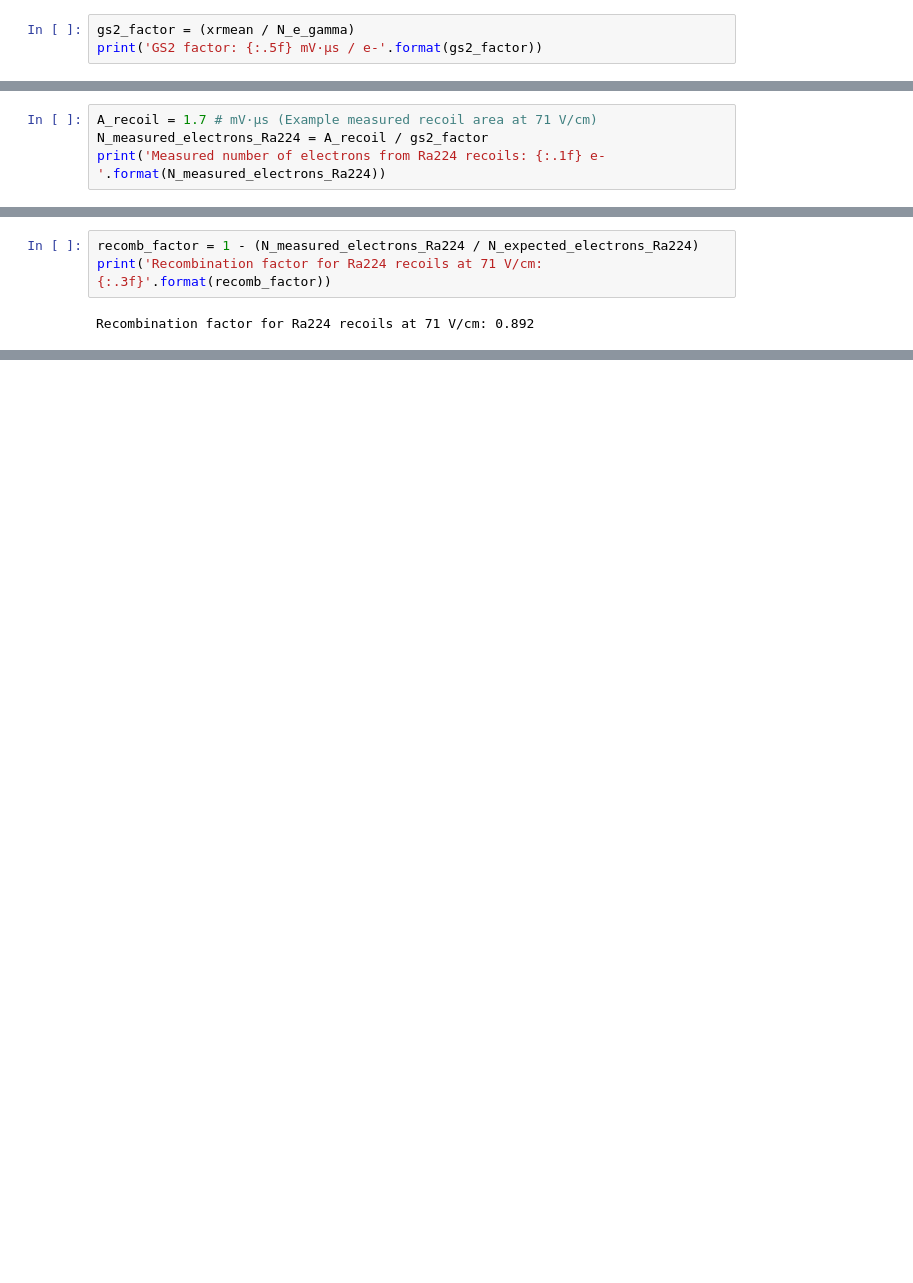
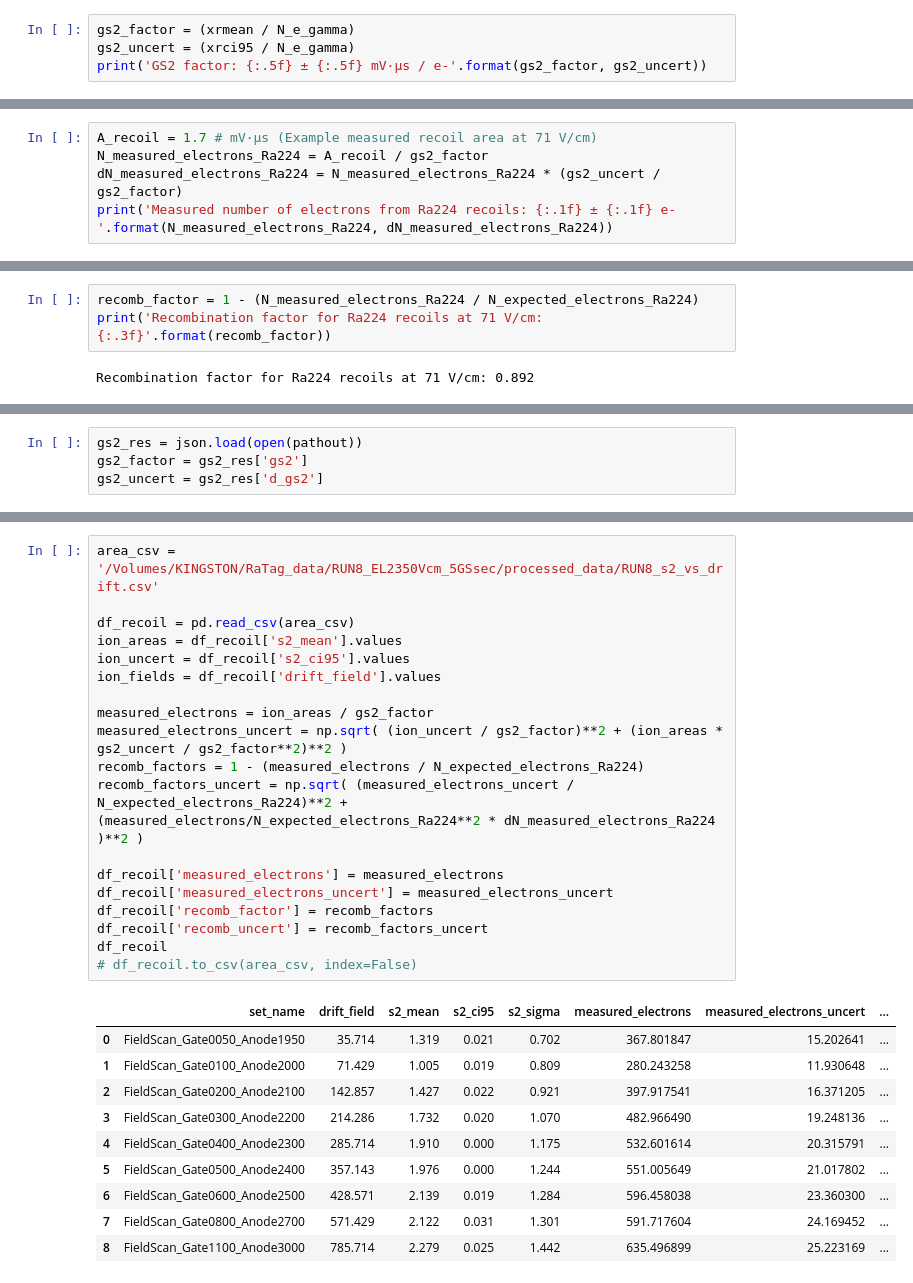
Before and after one commit to proscrite/RaTag, a Jupyter notebook: notebooks/gs2_factor.ipynb, the cells around one changed output, grey strips where cells are left out. Saved outputs shown, nothing was run; the diff lists cells and outputs as text; blank space fills up the shorter version.

Commit message:
Add recombination analysis pipeline: simple pipeline to convert recoil areas in measured electrons using gS2 factor and produce relevant plots

```diff
--- a/notebooks/gs2_factor.ipynb
+++ b/notebooks/gs2_factor.ipynb
@@ -60,5 +61,6 @@ print('Mean X-ray area: {:.2f} mV·µs'.format(xrmean))
 Mean X-ray area: 2.00 mV·µs
 # %%
 gs2_factor = (xrmean / N_e_gamma)
-print('GS2 factor: {:.5f} mV·µs / e-'.format(gs2_factor))
+gs2_uncert = (xrci95 / N_e_gamma)
+print('GS2 factor: {:.5f} ± {:.5f} mV·µs / e-'.format(gs2_factor, gs2_uncert))
 # %% [output]
@@ -90,5 +114,6 @@ Expected number of electrons from Ra224 recoils: 4402.0 e-
 # %%
 A_recoil = 1.7 # mV·µs (Example measured recoil area at 71 V/cm)
 N_measured_electrons_Ra224 = A_recoil / gs2_factor
-print('Measured number of electrons from Ra224 recoils: {:.1f} e-'.format(N_measured_electrons_Ra224))
+dN_measured_electrons_Ra224 = N_measured_electrons_Ra224 * (gs2_uncert / gs2_factor)
+print('Measured number of electrons from Ra224 recoils: {:.1f} ± {:.1f} e-'.format(N_measured_electrons_Ra224, dN_measured_electrons_Ra224))
 # %% [output]
@@ -100,0 +128,4 @@ Recombination factor for Ra224 recoils at 71 V/cm: 0.892
+# %%
+gs2_res = json.load(open(pathout))
+gs2_factor = gs2_res['gs2']
+gs2_uncert = gs2_res['d_gs2']
@@ -100,0 +140,30 @@ Recombination factor for Ra224 recoils at 71 V/cm: 0.892
+# %%
+area_csv = '/Volumes/KINGSTON/RaTag_data/RUN8_EL2350Vcm_5GSsec/processed_data/RUN8_s2_vs_drift.csv'
+
+df_recoil = pd.read_csv(area_csv)
+ion_areas = df_recoil['s2_mean'].values
+ion_uncert = df_recoil['s2_ci95'].values
+ion_fields = df_recoil['drift_field'].values
+
+measured_electrons = ion_areas / gs2_factor
+measured_electrons_uncert = np.sqrt( (ion_uncert / gs2_factor)**2 + (ion_areas * gs2_uncert / gs2_factor**2)**2 )
+recomb_factors = 1 - (measured_electrons / N_expected_electrons_Ra224)
+recomb_factors_uncert = np.sqrt( (measured_electrons_uncert / N_expected_electrons_Ra224)**2 + (measured_electrons/N_expected_electrons_Ra224**2 * dN_measured_electrons_Ra224 )**2 )
+
+df_recoil['measured_electrons'] = measured_electrons
+df_recoil['measured_electrons_uncert'] = measured_electrons_uncert
+df_recoil['recomb_factor'] = recomb_factors
+df_recoil['recomb_uncert'] = recomb_factors_uncert
+df_recoil
+# df_recoil.to_csv(area_csv, index=False)
+# %% [output]
+|  | set_name | drift_field | s2_mean | s2_ci95 | s2_sigma | measured_electrons | measured_electrons_uncert | ... |
+| 0 | FieldScan_Gate0050_Anode1950 | 35.714 | 1.319 | 0.021 | 0.702 | 367.801847 | 15.202641 | ... |
+| 1 | FieldScan_Gate0100_Anode2000 | 71.429 | 1.005 | 0.019 | 0.809 | 280.243258 | 11.930648 | ... |
+| 2 | FieldScan_Gate0200_Anode2100 | 142.857 | 1.427 | 0.022 | 0.921 | 397.917541 | 16.371205 | ... |
+| 3 | FieldScan_Gate0300_Anode2200 | 214.286 | 1.732 | 0.020 | 1.070 | 482.966490 | 19.248136 | ... |
+| 4 | FieldScan_Gate0400_Anode2300 | 285.714 | 1.910 | 0.000 | 1.175 | 532.601614 | 20.315791 | ... |
+| 5 | FieldScan_Gate0500_Anode2400 | 357.143 | 1.976 | 0.000 | 1.244 | 551.005649 | 21.017802 | ... |
+| 6 | FieldScan_Gate0600_Anode2500 | 428.571 | 2.139 | 0.019 | 1.284 | 596.458038 | 23.360300 | ... |
+| 7 | FieldScan_Gate0800_Anode2700 | 571.429 | 2.122 | 0.031 | 1.301 | 591.717604 | 24.169452 | ... |
+| 8 | FieldScan_Gate1100_Anode3000 | 785.714 | 2.279 | 0.025 | 1.442 | 635.496899 | 25.223169 | ... |
```
Also changed, not shown: parts of 6 cells of this notebook, 9 other files.
